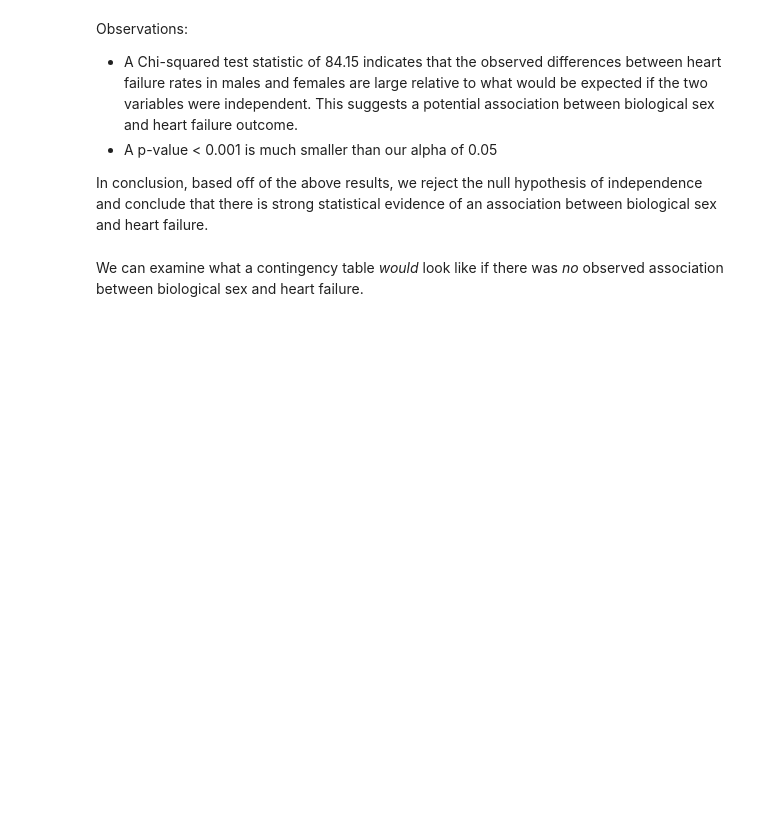
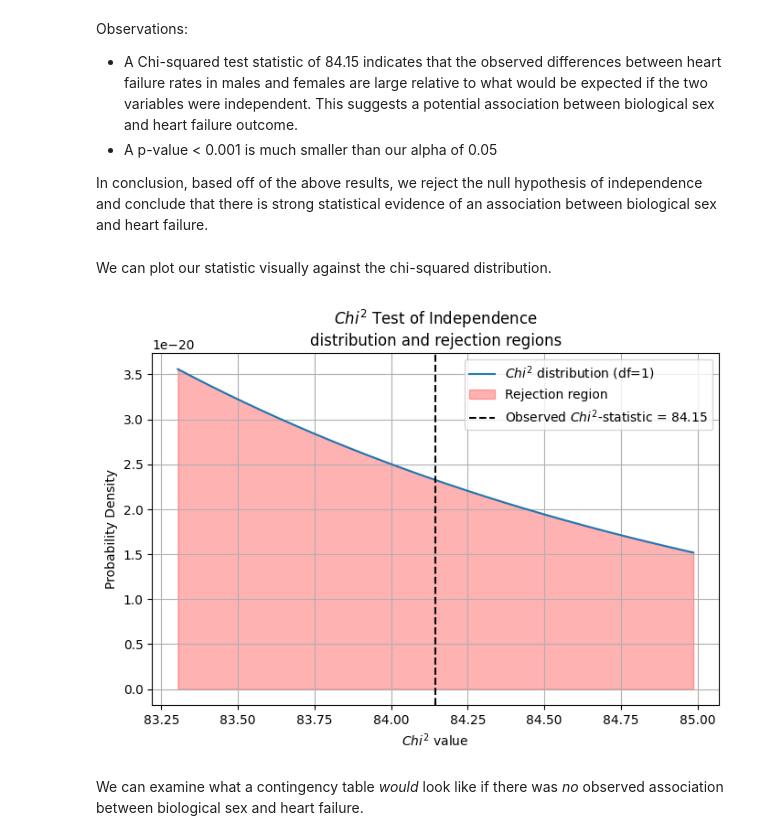
Before and after one commit to Cameron858/statistical-playground, a Jupyter notebook: notebooks/chi_squared.ipynb, the cells around one changed output. Saved outputs shown, nothing was run; the diff lists cells and outputs as text; code cells hidden in the pictures; blank space fills up the shorter version.

Commit message:
Plot chi distribution around found statistic.

```diff
--- a/notebooks/chi_squared.ipynb
+++ b/notebooks/chi_squared.ipynb
@@ -70,9 +71,9 @@ contingency
 # %% [markdown]
 Perform the test using `scipy's` `chi2_contingency` function.
 # %%
-chi2, p_chi, dof, expected = chi2_contingency(contingency)
+chi2_stat, p_chi, df, expected = chi2_contingency(contingency)
 
-print(f"chi2 statistic: {chi2:.4f}")
+print(f"chi2 statistic: {chi2_stat:.4f}")
 print(f"p-value: {p_chi:.4f}")
 # %% [output]
 chi2 statistic: 84.1451
@@ -83,6 +84,36 @@ Observations:
 - A p-value < 0.001 is much smaller than our alpha of 0.05
 
 In conclusion, based off of the above results, we reject the null hypothesis of independence and conclude that there is strong statistical evidence of an association between biological sex and heart failure.
+# %% [markdown]
+We can plot our statistic visually against the chi-squared distribution.
+# %%
+# Parameters
+alpha = 0.05
+
+# Define x range ±1% around statistic
+# chi2 distribution is non-negative
+x_min = max(0, chi2_stat * 0.99)
+x_max = chi2_stat * 1.01
+x = np.linspace(x_min, x_max, 500)
+y = chi2.pdf(x, df)
+
+plt.figure(figsize=(8, 5))
+plt.plot(x, y, label=f'$Chi^2$ distribution (df={df:.0f})')
+
+# shade rejection region
+plt.fill_between(x, 0, y, color='red', alpha=0.3, label='Rejection region')
+
+# mark statistic
+plt.axvline(chi2_stat, color='black', linestyle='--', label=f'Observed $Chi^2$-statistic = {chi2_stat:.2f}')
+
+plt.title('$Chi^2$ Test of Independence\ndistribution and rejection regions')
+plt.xlabel('$Chi^2$ value')
+plt.ylabel('Probability Density')
+plt.legend(loc="upper right")
+plt.grid(True)
+plt.show()
+# %% [output]
+[figure, added]
 # %% [markdown]
 We can examine what a contingency table *would* look like if there was *no* observed association between biological sex and heart failure.
 # %%
```
Also changed, not shown: parts of 2 cells of this notebook.
